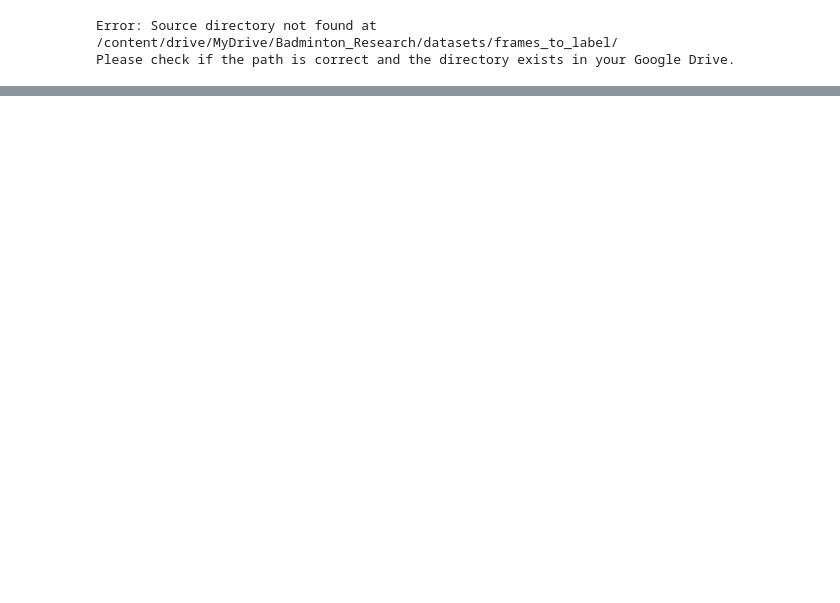
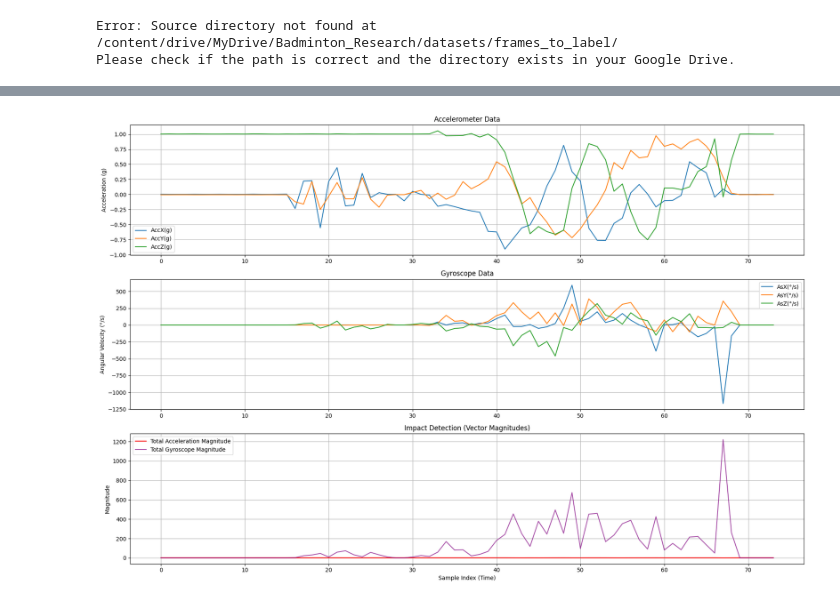
Before and after one commit to zkc1031/BadmintonNetTouch, a Jupyter notebook: main_workflow.ipynb, the cells around one changed output, grey strips where cells are left out. Drawn from its saved outputs; the diff is of its cells as text; code cells hidden in the pictures; blank space fills up the shorter version.

```diff
--- a/main_workflow.ipynb
+++ b/main_workflow.ipynb
@@ -270,0 +373,74 @@ def extract_important_frames():
+# %%
+#センサーデータ読み込み
+
+import matplotlib.pyplot as plt
+import pandas as pd
+import os
+import numpy as np
+
+# --- 設定 ---
+# あなたがアップロードしたセンサーデータのTXTファイルへのパス
+SENSOR_DATA_PATH = '/content/drive/MyDrive/Badminton_Research/sensor_data/20250704140018.txt'
+
+# --- メイン処理 ---
+def analyze_sensor_data_v2(file_path):
+    print(f"--- センサーデータ詳細分析 (v2) ---")
+    if not os.path.exists(file_path):
+        print(f"エラー: ファイルが見つかりません: {file_path}")
+        return
+
+    try:
+        # WitMotionアプリのTXTファイルはタブ区切りなので、sep='\t'を指定
+        # 最初の行がヘッダー（列名）であることを指定
+        df = pd.read_csv(file_path, sep='\t', header=0)
+
+        # --- データ最初の5行と列名を確認 ---
+        print("\n--- 読み込んだデータ（最初の5行） ---")
+        print(df.head())
+        print("\n--- データの列名 ---")
+        print(df.columns)
+
+        # --- グラフ描画 ---
+        # グラフを複数表示するための準備
+        fig, axs = plt.subplots(3, 1, figsize=(18, 12)) # 縦に3つのグラフを並べる
+
+        # 1. 加速度データのプロット
+        acc_cols = ['AccX(g)', 'AccY(g)', 'AccZ(g)']
+        for col in acc_cols:
+            axs[0].plot(df.index, df[col], label=col)
+        axs[0].set_title('Accelerometer Data')
+        axs[0].set_ylabel('Acceleration (g)')
+        axs[0].legend()
+        axs[0].grid(True)
+
+        # 2. 角速度データのプロット
+        gyro_cols = ['AsX(°/s)', 'AsY(°/s)', 'AsZ(°/s)']
+        for col in gyro_cols:
+            axs[1].plot(df.index, df[col], label=col)
+        axs[1].set_title('Gyroscope Data')
+        axs[1].set_ylabel('Angular Velocity (°/s)')
+        axs[1].legend()
+        axs[1].grid(True)
+
+        # 3.「合計の力」を計算してプロット（衝撃検知に最適）
+        # 各軸の値を2乗して足し合わせ、平方根を取る
+        df['TotalAcc'] = np.sqrt(df['AccX(g)']**2 + df['AccY(g)']**2 + df['AccZ(g)']**2)
+        df['TotalGyro'] = np.sqrt(df['AsX(°/s)']**2 + df['AsY(°/s)']**2 + df['AsZ(°/s)']**2)
+
+        axs[2].plot(df.index, df['TotalAcc'], label='Total Acceleration Magnitude', color='red')
+        axs[2].plot(df.index, df['TotalGyro'], label='Total Gyroscope Magnitude', color='purple', alpha=0.7)
+        axs[2].set_title('Impact Detection (Vector Magnitudes)')
+        axs[2].set_xlabel('Sample Index (Time)')
+        axs[2].set_ylabel('Magnitude')
+        axs[2].legend()
+        axs[2].grid(True)
+
+        plt.tight_layout()
+        plt.show()
+
+    except Exception as e:
+        print(f"\nエラー: データの処理中に問題が発生しました。: {e}")
+
+# --- 関数を実行 ---
+analyze_sensor_data_v2(SENSOR_DATA_PATH)
+# %% [output]
@@ -270,0 +464 @@ def extract_important_frames():
+[figure, added]
```
Also changed, not shown: parts of 5 cells of this notebook.
